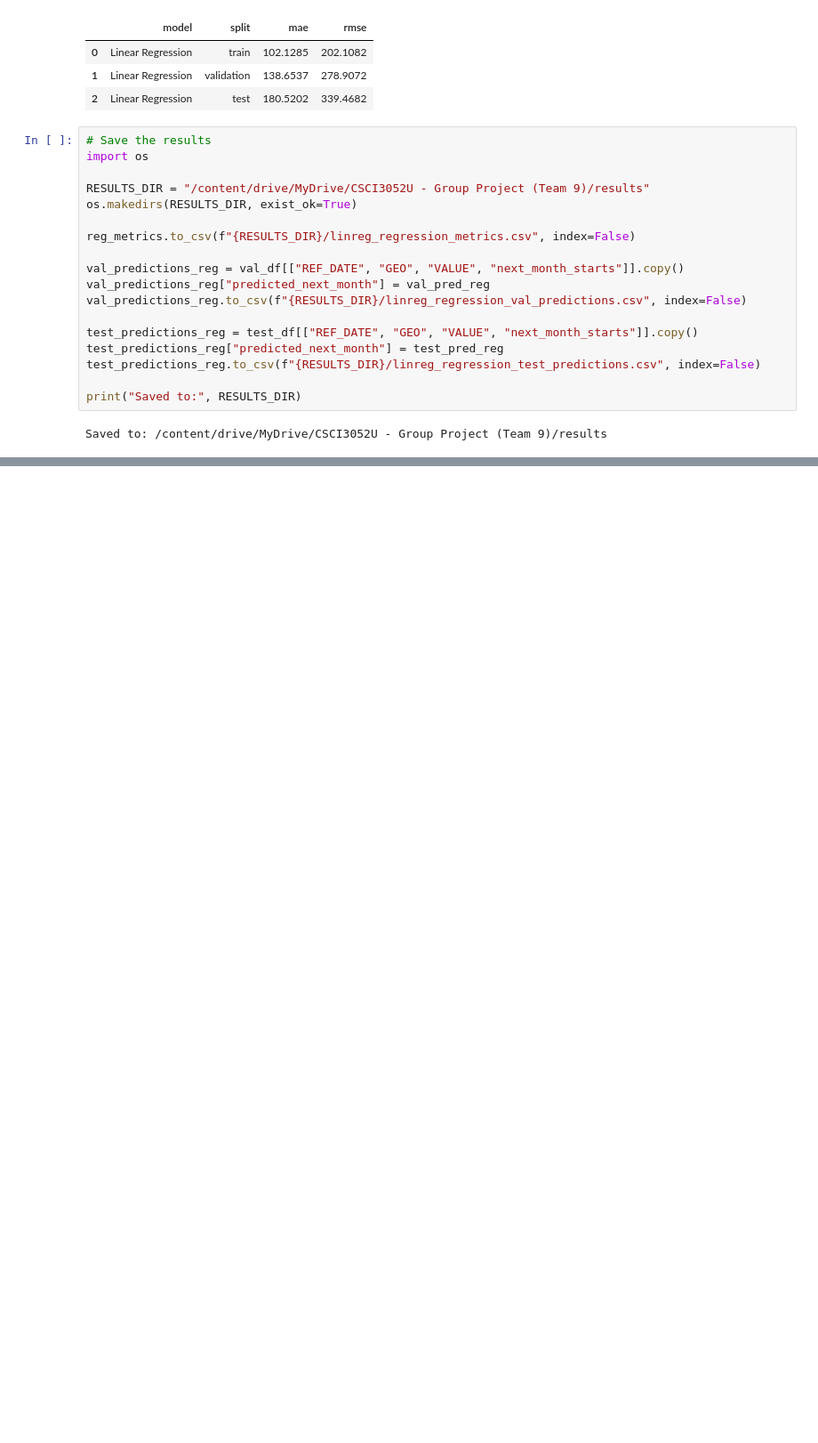
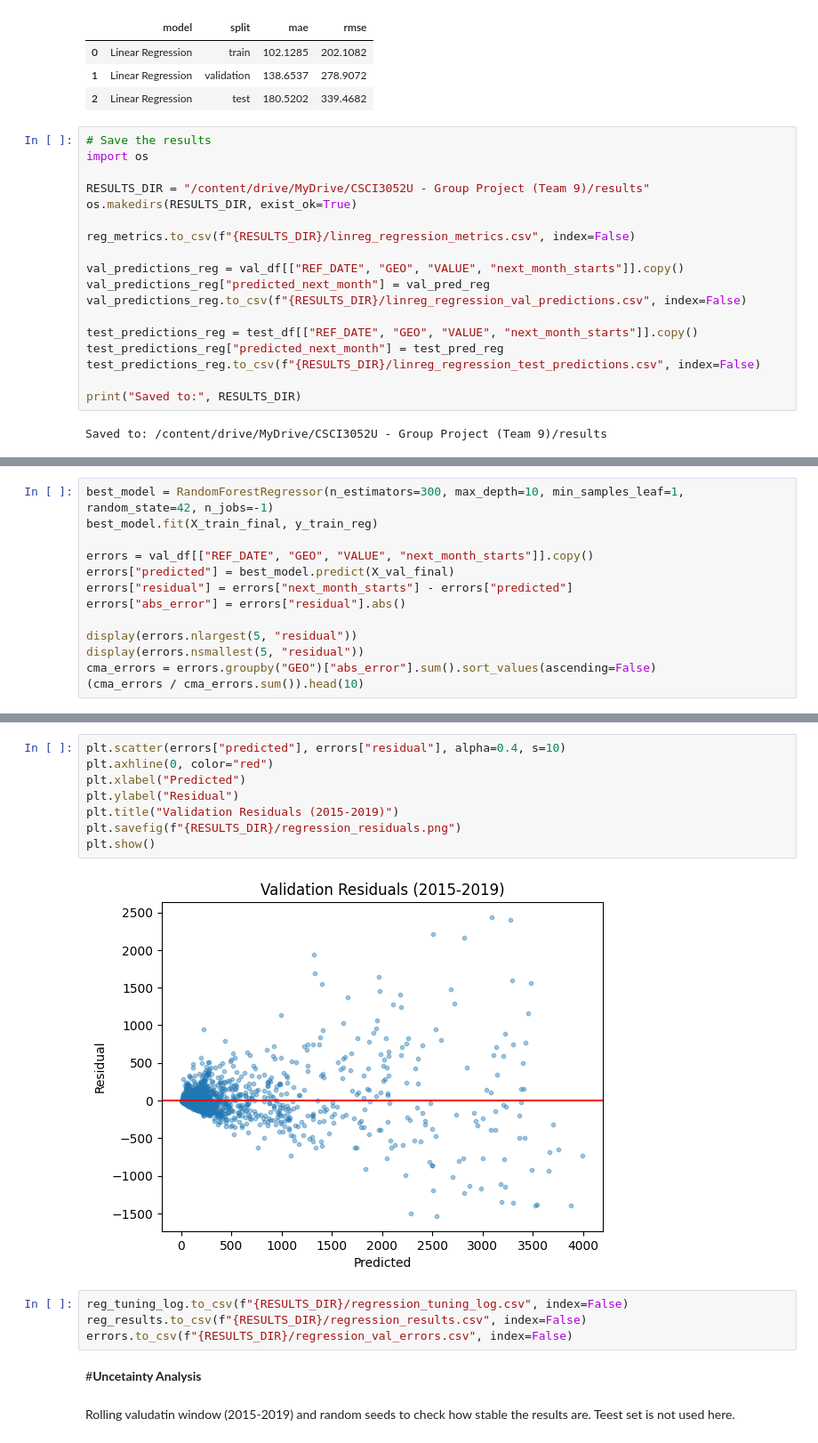
Before and after one commit to BarathSrinivasan2002/MLGroup9FinalProj, a Jupyter notebook: ML_Project.ipynb, the cells around one changed output, grey strips where cells are left out. Shown at 89% size. Drawn from its saved outputs; the diff is of its cells as text; blank space fills up the shorter version.

```diff
--- a/ML_Project.ipynb
+++ b/ML_Project.ipynb
@@ -1404,0 +1814,13 @@ Saved to: /content/drive/MyDrive/CSCI3052U - Group Project (Team 9)/results
+# %%
+best_model = RandomForestRegressor(n_estimators=300, max_depth=10, min_samples_leaf=1, random_state=42, n_jobs=-1)
+best_model.fit(X_train_final, y_train_reg)
+
+errors = val_df[["REF_DATE", "GEO", "VALUE", "next_month_starts"]].copy()
+errors["predicted"] = best_model.predict(X_val_final)
+errors["residual"] = errors["next_month_starts"] - errors["predicted"]
+errors["abs_error"] = errors["residual"].abs()
+
+display(errors.nlargest(5, "residual"))
+display(errors.nsmallest(5, "residual"))
+cma_errors = errors.groupby("GEO")["abs_error"].sum().sort_values(ascending=False)
+(cma_errors / cma_errors.sum()).head(10)
@@ -1404,0 +1853,18 @@ Saved to: /content/drive/MyDrive/CSCI3052U - Group Project (Team 9)/results
+# %%
+plt.scatter(errors["predicted"], errors["residual"], alpha=0.4, s=10)
+plt.axhline(0, color="red")
+plt.xlabel("Predicted")
+plt.ylabel("Residual")
+plt.title("Validation Residuals (2015-2019)")
+plt.savefig(f"{RESULTS_DIR}/regression_residuals.png")
+plt.show()
+# %% [output]
+[figure, added]
+# %%
+reg_tuning_log.to_csv(f"{RESULTS_DIR}/regression_tuning_log.csv", index=False)
+reg_results.to_csv(f"{RESULTS_DIR}/regression_results.csv", index=False)
+errors.to_csv(f"{RESULTS_DIR}/regression_val_errors.csv", index=False)
+# %% [markdown]
+#**Uncetainty Analysis**
+# %% [markdown]
+Rolling valudatin window (2015-2019) and random seeds to check how stable the results are. Teest set is not used here.
```
Also changed, not shown: parts of 38 cells of this notebook.
